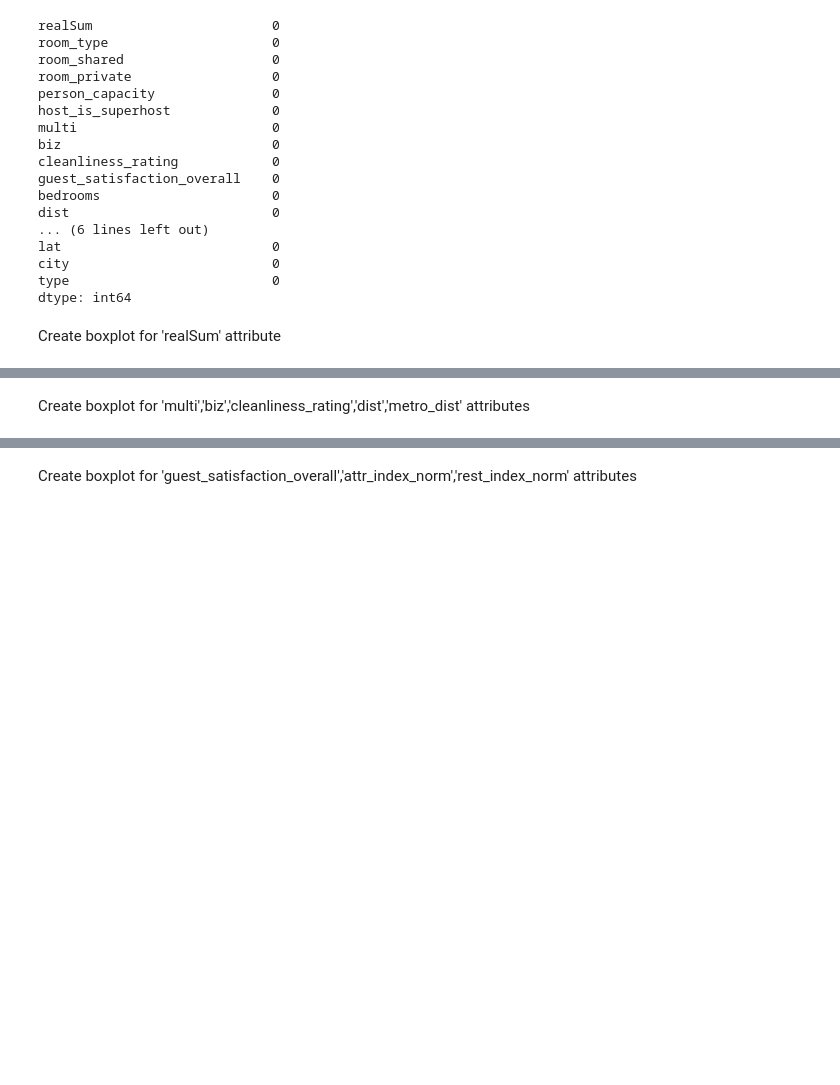
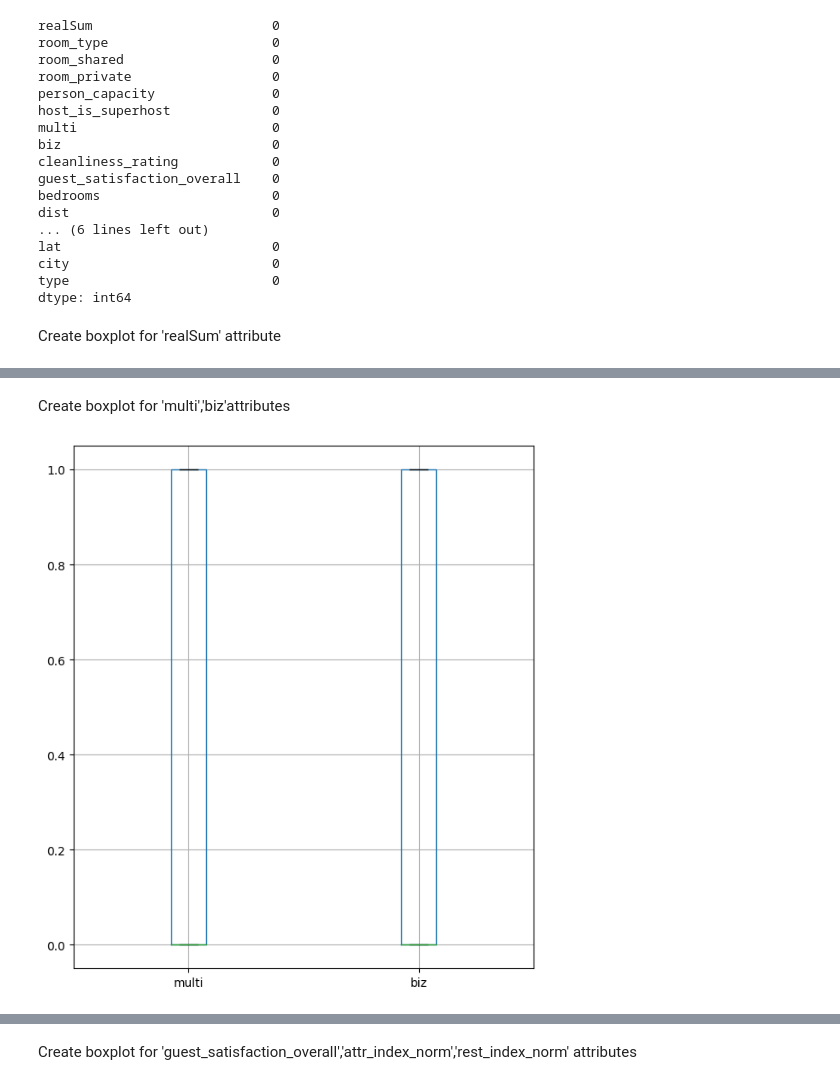
Before and after one commit to Liliia-Aliakberova/MachineLearningProject, a Jupyter notebook: Exploratory.ipynb, the cells around one changed output, grey strips where cells are left out. Saved outputs shown, nothing was run; the diff lists cells and outputs as text; code cells hidden in the pictures; blank space fills up the shorter version.

```diff
--- a/Exploratory.ipynb
+++ b/Exploratory.ipynb
@@ -155,3 +155,8 @@ data[['realSum']].boxplot(figsize=(5, 6))
 [figure]
 # %% [markdown]
-Create boxplot for 'multi','biz','cleanliness_rating','dist','metro_dist' attributes
+Create boxplot for 'multi','biz'attributes
+# %%
+data[['multi','biz']].boxplot(figsize=(7, 8))
+plt.show()
+# %% [output]
+[figure, added]
```
Also changed, not shown: parts of 16 cells of this notebook, 1 other file.
